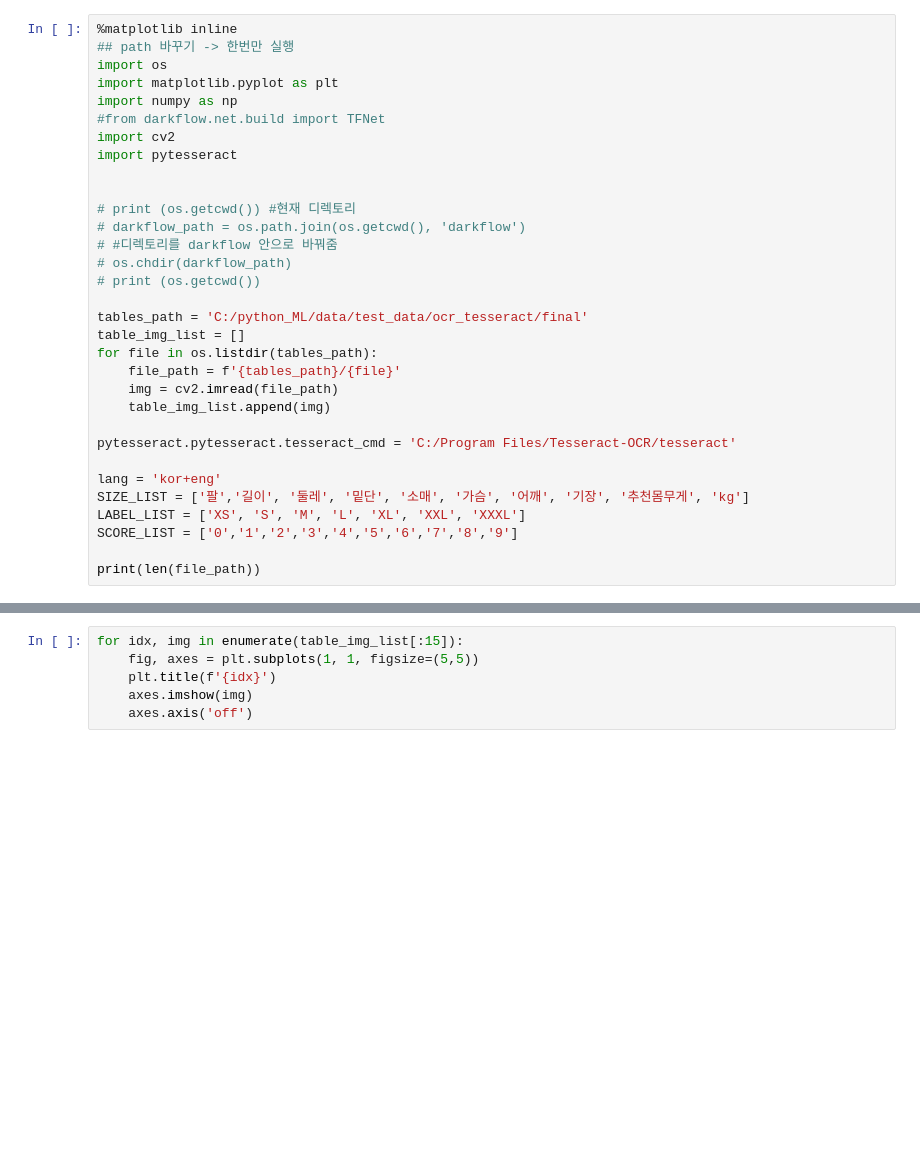
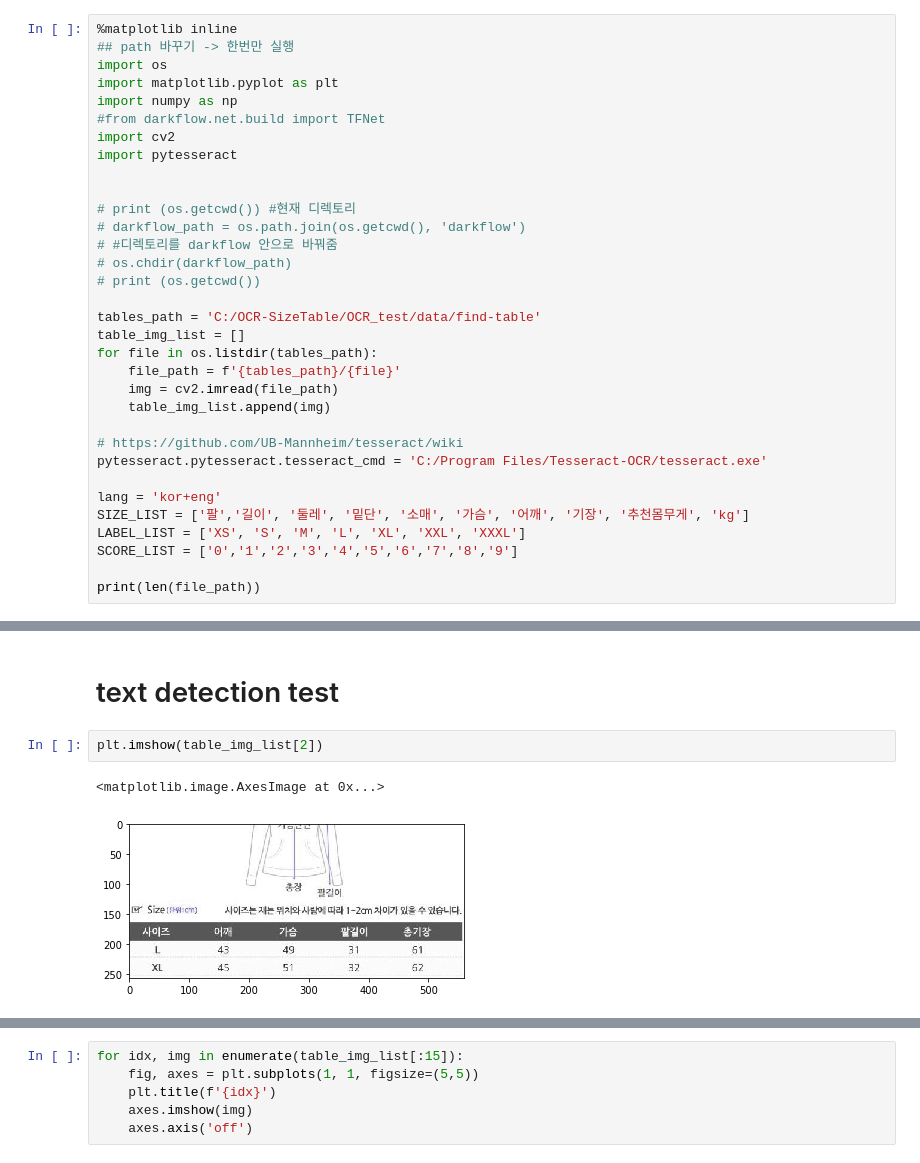
Before and after one commit to ultra118/OCR-SizeTable, a Jupyter notebook: OCR_test/text-recognition/searching-size.ipynb, the cells around one changed output, grey strips where cells are left out. Saved outputs shown, nothing was run; the diff lists cells and outputs as text; blank space fills up the shorter version.

Commit message:
OpenCV로 text detection

```diff
--- a/OCR_test/text-recognition/searching-size.ipynb
+++ b/OCR_test/text-recognition/searching-size.ipynb
@@ -15,14 +15,15 @@ import pytesseract
 # os.chdir(darkflow_path)
 # print (os.getcwd())
 
-tables_path = 'C:/python_ML/data/test_data/ocr_tesseract/final'
+tables_path = 'C:/OCR-SizeTable/OCR_test/data/find-table'
 table_img_list = []
 for file in os.listdir(tables_path):
     file_path = f'{tables_path}/{file}'
     img = cv2.imread(file_path)
     table_img_list.append(img)
 
-pytesseract.pytesseract.tesseract_cmd = 'C:/Program Files/Tesseract-OCR/tesseract'
+# https://github.com/UB-Mannheim/tesseract/wiki
+pytesseract.pytesseract.tesseract_cmd = 'C:/Program Files/Tesseract-OCR/tesseract.exe'
 
 lang = 'kor+eng'
 SIZE_LIST = ['팔','길이', '둘레', '밑단', '소매', '가슴', '어깨', '기장', '추천몸무게', 'kg']
@@ -321,3 +325,10 @@ def text_check(black_text, white_text):
         return size_table_info(True, bk_arm, bk_sh)
     else:
         return size_table_info(False, wh_arm, wh_sh)
+# %% [markdown]
+# text detection test
+# %%
+plt.imshow(table_img_list[2])
+# %% [output]
+<matplotlib.image.AxesImage at 0x...>
+[figure, added]
```
Also changed, not shown: parts of 21 cells of this notebook.
